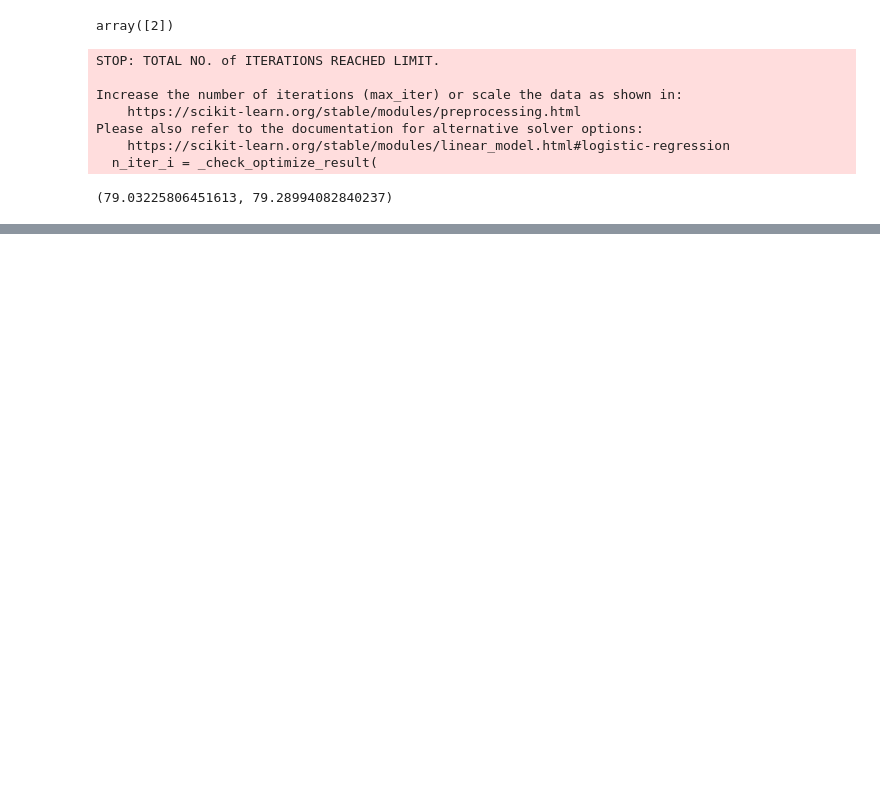
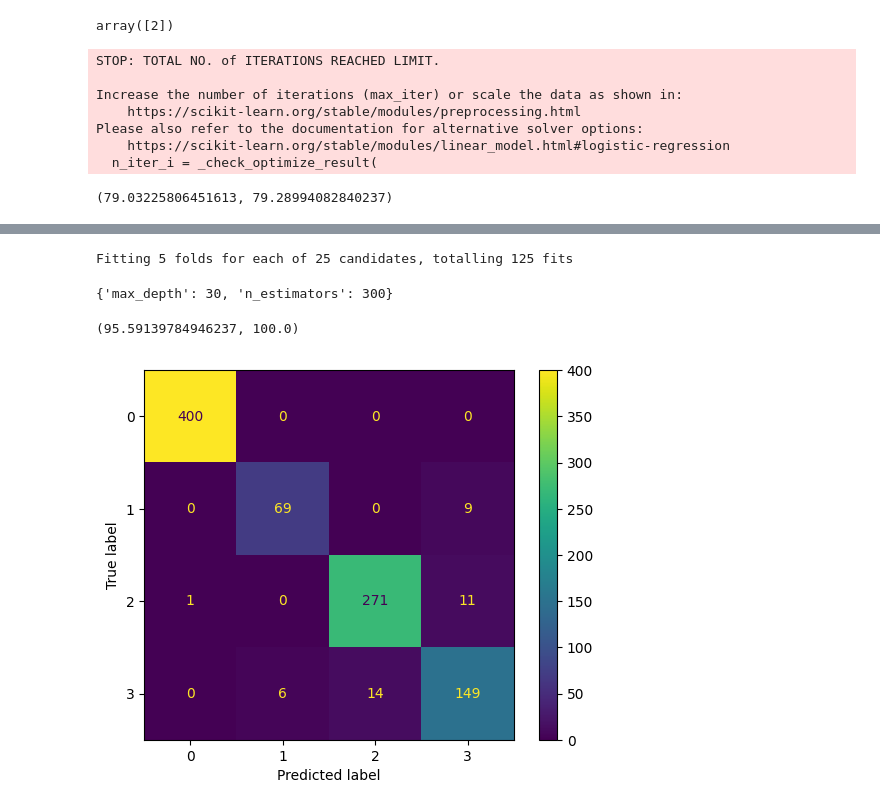
Before and after one commit to sulavghimiree/Classification_Analysis_ML, a Jupyter notebook: Air_Quality_Detection/analysis.ipynb, the cells around one changed output, grey strips where cells are left out. Saved outputs shown, nothing was run; the diff lists cells and outputs as text; code cells hidden in the pictures; blank space fills up the shorter version.

```diff
--- a/Air_Quality_Detection/analysis.ipynb
+++ b/Air_Quality_Detection/analysis.ipynb
@@ -186,0 +213,22 @@ Please also refer to the documentation for alternative solver options:
+# %%
+param_grid = {'n_estimators': [100, 200, 300, 400, 500], 'max_depth': [10, 20, 30, 40, 50]}
+grid_search = GridSearchCV(estimator = rf, param_grid = param_grid, cv = 5, n_jobs = -1, verbose = 2)
+grid_search.fit(X_train, y_train)
+
+grid_search.best_params_
+# %% [output]
+Fitting 5 folds for each of 25 candidates, totalling 125 fits
+{'max_depth': 30, 'n_estimators': 300}
+# %%
+rf2 = RandomForestClassifier(max_depth = 30, n_estimators = 300)
+rf2.fit(X_train, y_train)
+rf2.score(X_test, y_test)*100, rf2.score(X_train, y_train)*100
+# %% [output]
+(95.59139784946237, 100.0)
+# %%
+cm2 = confusion_matrix(y_test, rf2.predict(X_test))
+disp2 = ConfusionMatrixDisplay(confusion_matrix=cm2, display_labels=rf2.classes_)
+disp2.plot()
+plt.show()
+# %% [output]
+[figure, added]
```
Also changed, not shown: parts of 8 cells of this notebook.
